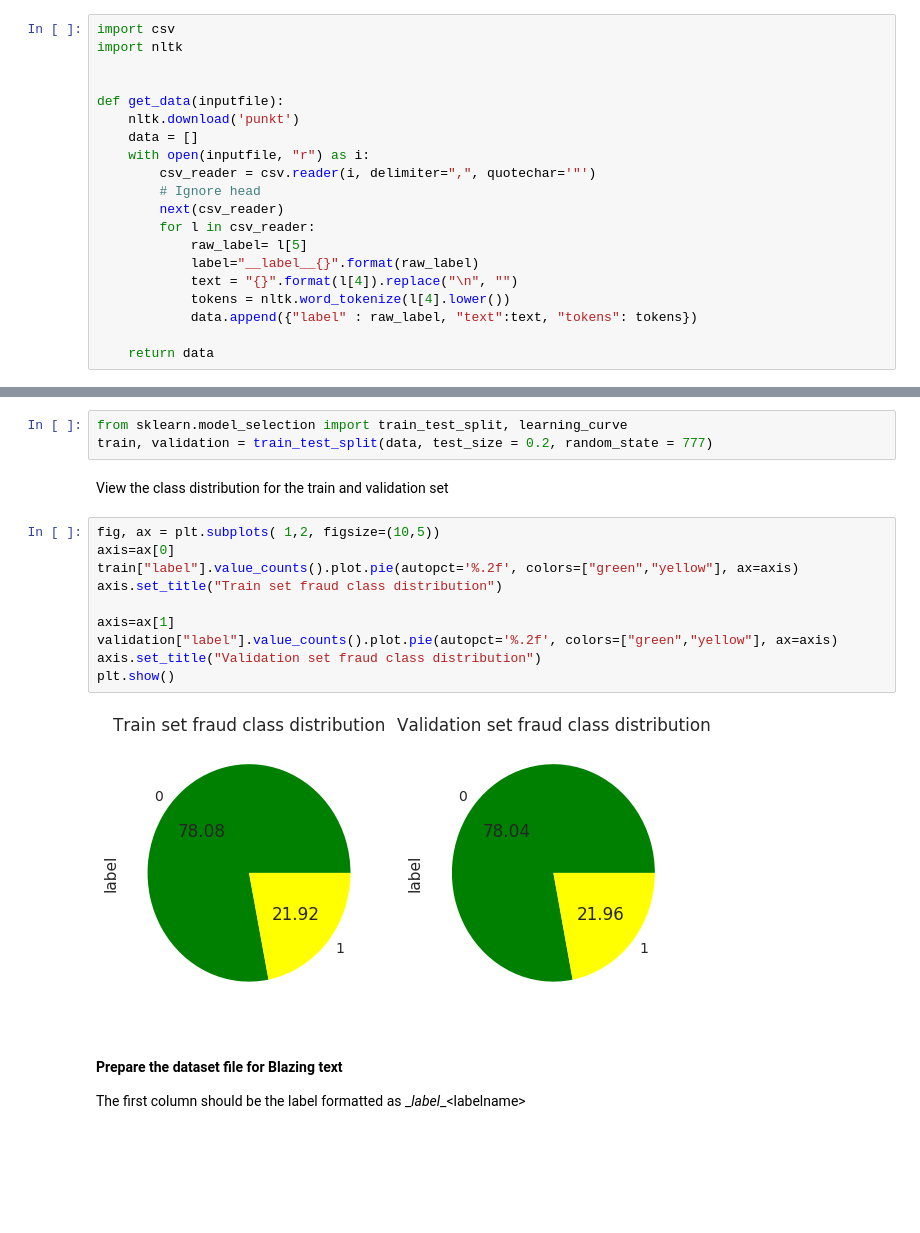
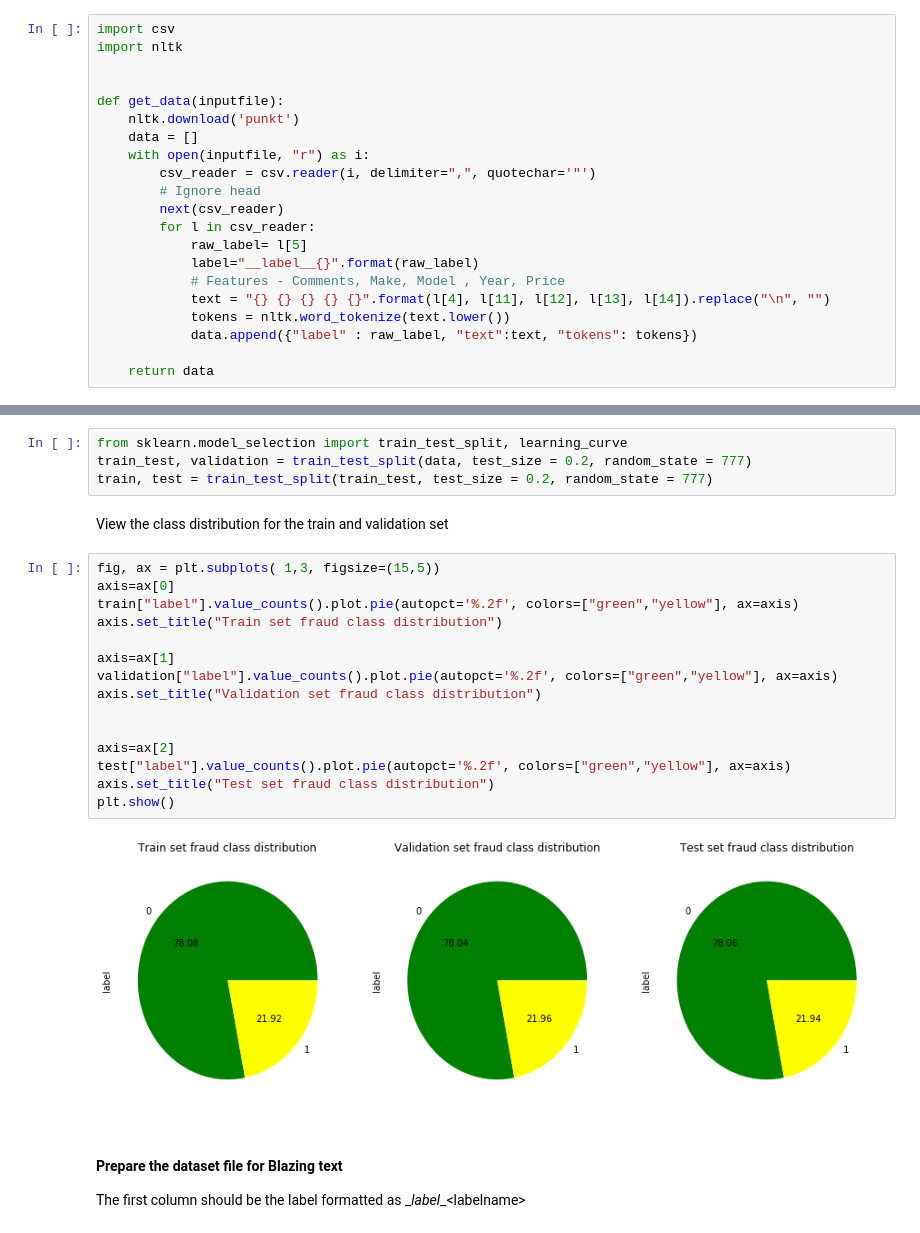
Before and after one commit to elangovana/Text-FraudDetection, a Jupyter notebook: Fraudulant Email Detection.ipynb, the cells around one changed output, grey strips where cells are left out. Drawn from its saved outputs; the diff is of its cells as text; blank space fills up the shorter version.

```diff
--- a/Fraudulant Email Detection.ipynb
+++ b/Fraudulant Email Detection.ipynb
@@ -63,8 +76,9 @@ def get_data(inputfile):
         for l in csv_reader:
             raw_label= l[5]
             label="__label__{}".format(raw_label)
-            text = "{}".format(l[4]).replace("\n", "")
-            tokens = nltk.word_tokenize(l[4].lower())
+            # Features - Comments, Make, Model , Year, Price
+            text = "{} {} {} {} {}".format(l[4], l[11], l[12], l[13], l[14]).replace("\n", "")
+            tokens = nltk.word_tokenize(text.lower())
             data.append({"label" : raw_label, "text":text, "tokens": tokens})
 
     return data
@@ -109,21 +123,27 @@ data.head(n=3)
 Split Data into Train, Test and Validation
 # %%
 from sklearn.model_selection import train_test_split, learning_curve
-train, validation = train_test_split(data, test_size = 0.2, random_state = 777)
+train_test, validation = train_test_split(data, test_size = 0.2, random_state = 777)
+train, test = train_test_split(train_test, test_size = 0.2, random_state = 777)
 # %% [markdown]
 View the class distribution for the train and validation set
 # %%
-fig, ax = plt.subplots( 1,2, figsize=(10,5))
+fig, ax = plt.subplots( 1,3, figsize=(15,5))
 axis=ax[0]
 train["label"].value_counts().plot.pie(autopct='%.2f', colors=["green","yellow"], ax=axis)
 axis.set_title("Train set fraud class distribution")
 
 axis=ax[1]
 validation["label"].value_counts().plot.pie(autopct='%.2f', colors=["green","yellow"], ax=axis)
 axis.set_title("Validation set fraud class distribution")
+
+
+axis=ax[2]
+test["label"].value_counts().plot.pie(autopct='%.2f', colors=["green","yellow"], ax=axis)
+axis.set_title("Test set fraud class distribution")
 plt.show()
 # %% [output]
-[figure, old version]
+[figure, new version]
 # %% [markdown]
 #### Prepare the dataset file for Blazing text
 The first column should be the label formatted as \__label__<labelname\>
```
Also changed, not shown: parts of 23 cells of this notebook.
